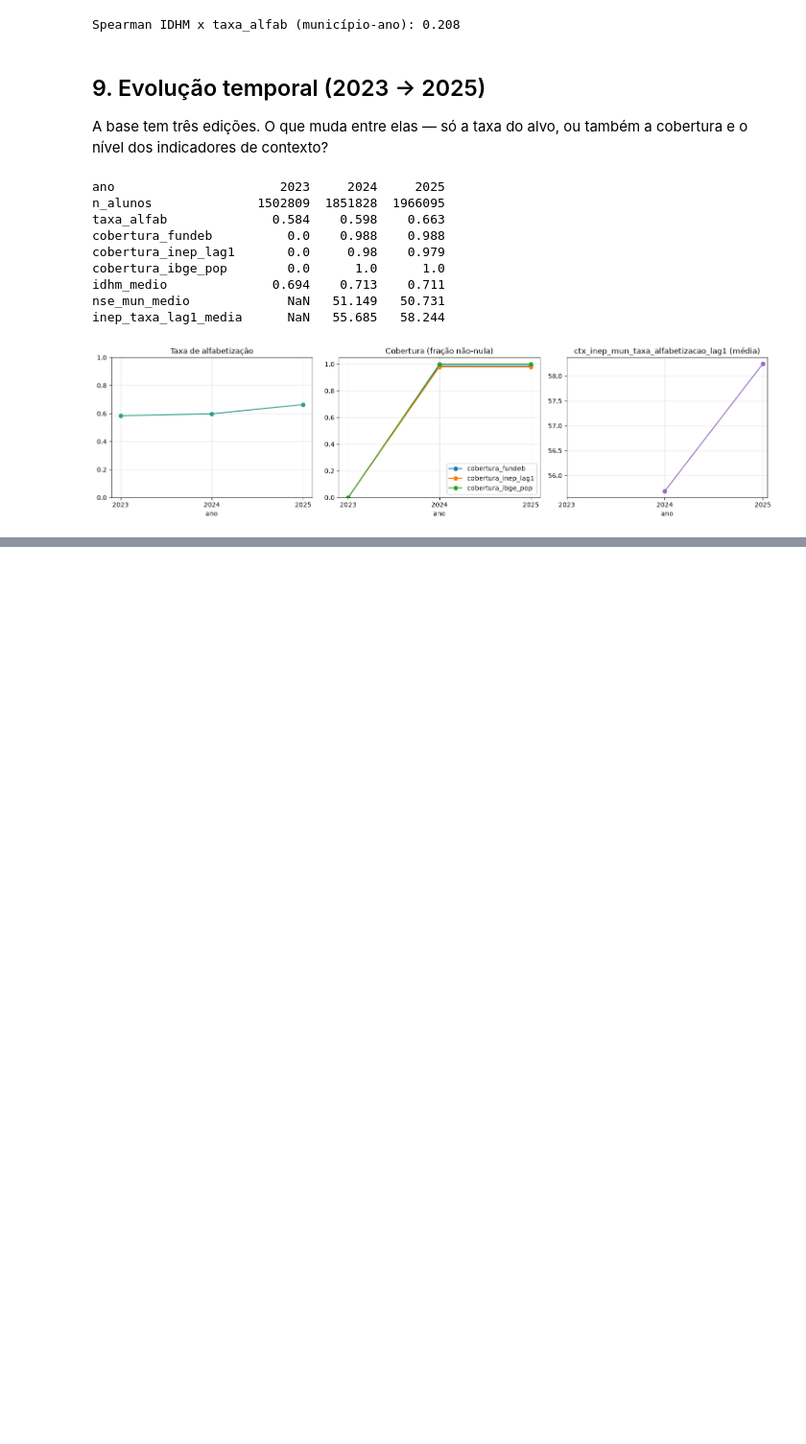
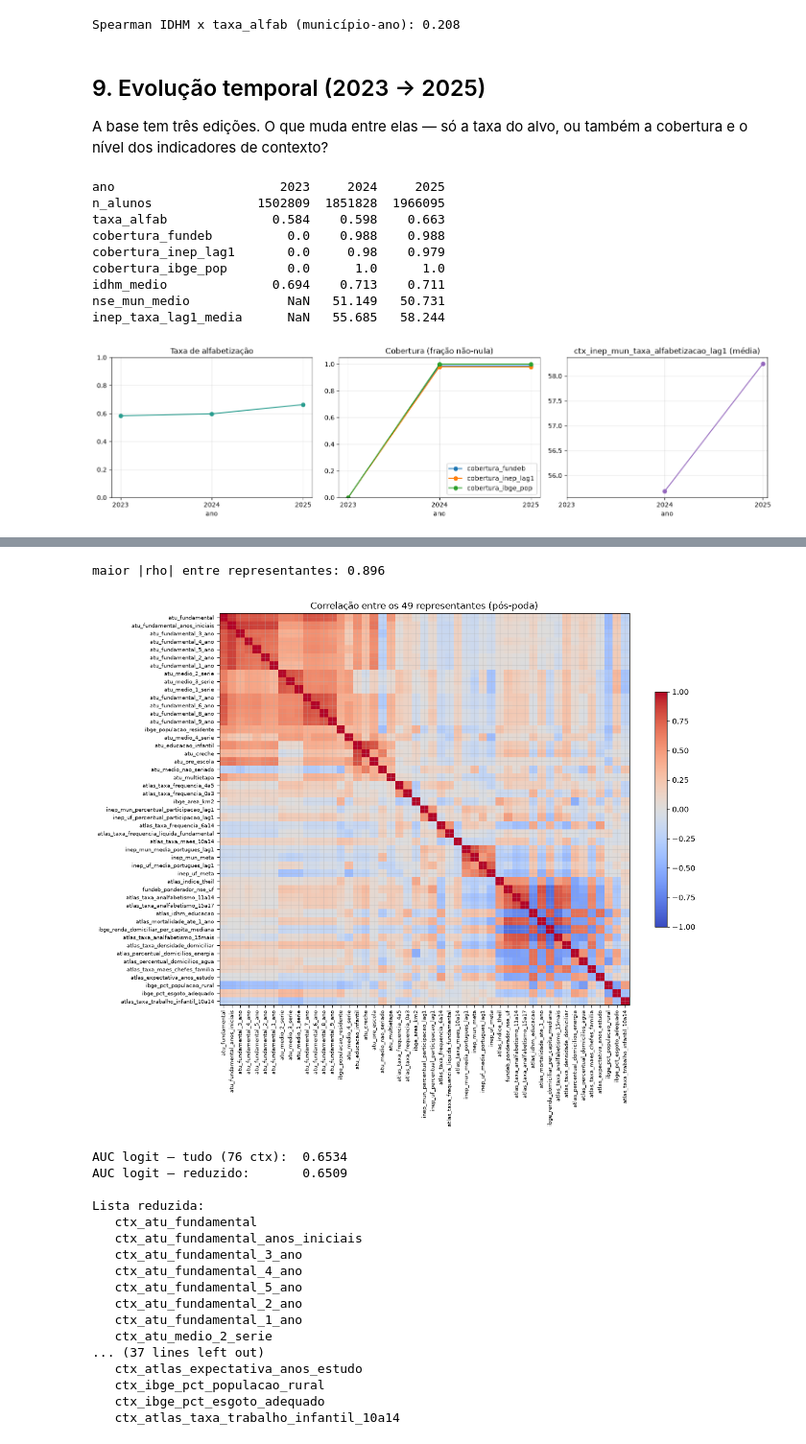
Before and after one commit to matheuscburger/postech-challenge-3, a Jupyter notebook: notebooks/3.0-mc-eda-base-completa.ipynb, the cells around one changed output, grey strips where cells are left out. Shown at 96% size. Cells and saved outputs as stored; diff of their text form; code cells hidden in the pictures; blank space fills up the shorter version.

```diff
--- a/notebooks/3.0-mc-eda-base-completa.ipynb
+++ b/notebooks/3.0-mc-eda-base-completa.ipynb
@@ -729,0 +944,26 @@ plt.show()
+# %%
+from scipy.cluster.hierarchy import fcluster, linkage
+from scipy.spatial.distance import squareform
+
+dist = (1 - corr.abs()).clip(lower=0).to_numpy(copy=True)
+np.fill_diagonal(dist, 0.0)
+dist = (dist + dist.T) / 2  # simetria exata para o squareform
+Z = linkage(squareform(dist, checks=False), method="average")
+clusters = fcluster(Z, t=0.10, criterion="distance")  # corta em |rho| = 0.90
+
+rho_alvo_abs = g["rho_alvo"].abs()  # da seção 7
+grupos = {}
+for col, cl in zip(corr.columns, clusters):
+    grupos.setdefault(cl, []).append(col)
+
+CTX_REDUZIDO = []
+for cl, cols in sorted(grupos.items()):
+    rep = max(cols, key=lambda c: rho_alvo_abs.get(c, 0.0))
+    CTX_REDUZIDO.append(rep)
+    if len(cols) > 1:
+        print(f"cluster {cl:2d} ({len(cols)}) -> mantém  {rep.split('ctx_')[-1]}")
+        for c in cols:
+            if c != rep:
+                print(f"                  descarta {c.split('ctx_')[-1]}")
+
+print(f"\n{len(corr.columns)} colunas ctx  ->  {len(CTX_REDUZIDO)} representantes")
@@ -729,0 +988,38 @@ plt.show()
+# %%
+corr_red = mun[CTX_REDUZIDO].corr(method="spearman")
+mx = corr_red.abs().where(~np.eye(len(corr_red), dtype=bool)).max().max()
+print(f"maior |rho| entre representantes: {mx:.3f}")
+
+fig, ax = plt.subplots(figsize=(12, 10))
+heatmap(corr_red, ax=ax, cmap="coolwarm", center=0,
+        xticklabels=[c.split("ctx_")[-1] for c in corr_red.columns],
+        yticklabels=[c.split("ctx_")[-1] for c in corr_red.index])
+ax.set_title(f"Correlação entre os {len(CTX_REDUZIDO)} representantes (pós-poda)")
+plt.tight_layout()
+plt.show()
+
+print("\nAUC logit — tudo (76 ctx): ", round(auc_para(DEP + CTX_COLS), 4))
+print("AUC logit — reduzido:      ", round(auc_para(DEP + CTX_REDUZIDO), 4))
+print("\nLista reduzida:")
+for c in CTX_REDUZIDO:
+    print("  ", c)
+# %% [output]
+maior |rho| entre representantes: 0.896
+[figure, added]
+AUC logit — tudo (76 ctx):  0.6534
+AUC logit — reduzido:       0.6509
+
+Lista reduzida:
+   ctx_atu_fundamental
+   ctx_atu_fundamental_anos_iniciais
+   ctx_atu_fundamental_3_ano
+   ctx_atu_fundamental_4_ano
+   ctx_atu_fundamental_5_ano
+   ctx_atu_fundamental_2_ano
+   ctx_atu_fundamental_1_ano
+   ctx_atu_medio_2_serie
+... (37 lines left out)
+   ctx_atlas_expectativa_anos_estudo
+   ctx_ibge_pct_populacao_rural
+   ctx_ibge_pct_esgoto_adequado
+   ctx_atlas_taxa_trabalho_infantil_10a14
```
Also changed, not shown: parts of 21 cells of this notebook, 1 other file.
